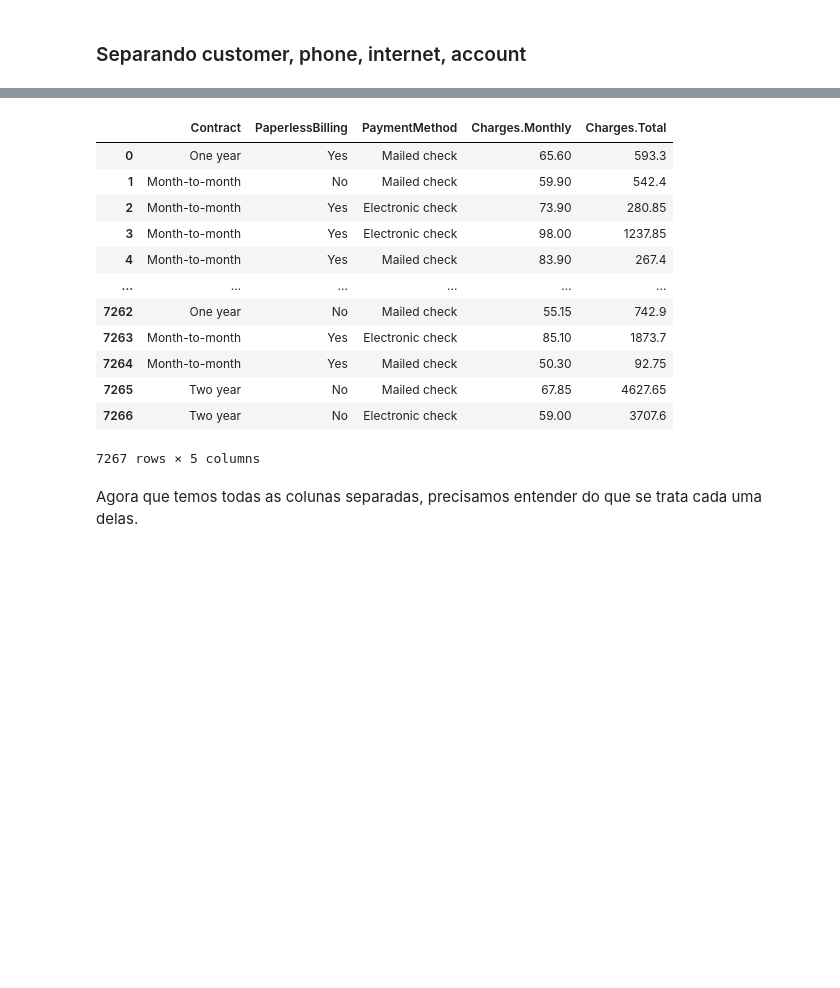
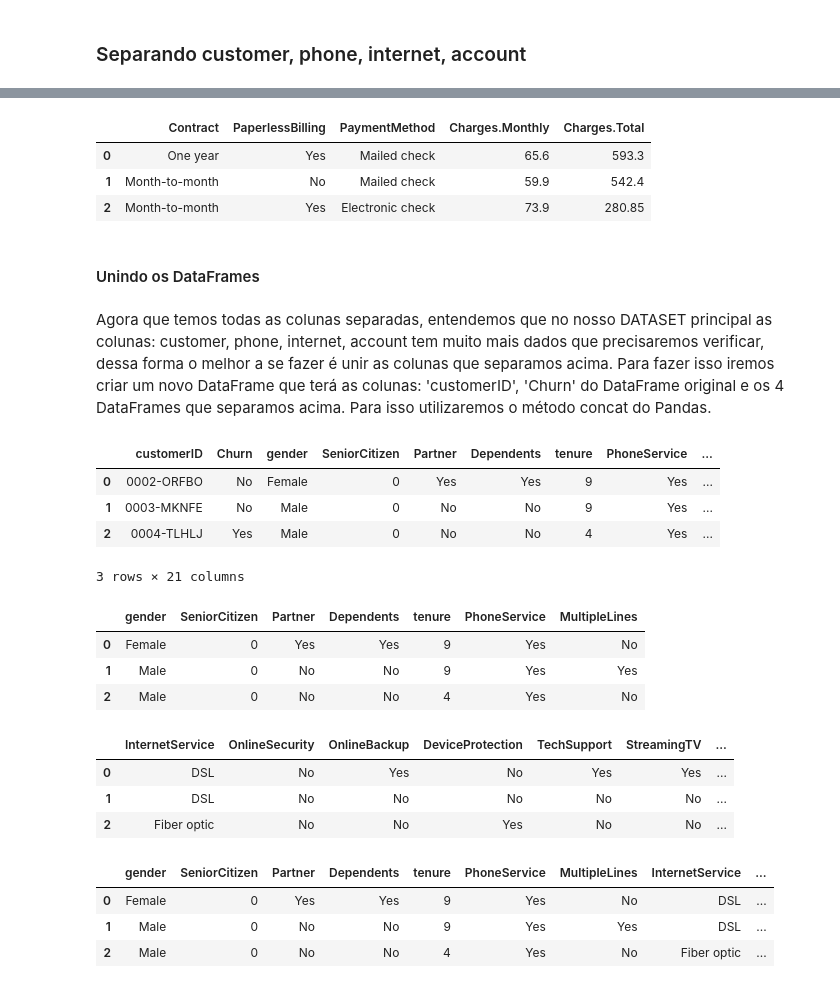
Before and after one commit to Dev-Zz/alura_challenge, a Jupyter notebook: Alura Challenge/Alura Challenge Semana 1.ipynb, the cells around one changed output, grey strips where cells are left out. Cells and saved outputs as stored; diff of their text form; code cells hidden in the pictures; blank space fills up the shorter version.

Commit message:
Update
Estou refazendo o Challenge Semana 1, tentando melhorar os textos para o Storytelling.

```diff
--- a/Alura Challenge/Alura Challenge Semana 1.ipynb
+++ b/Alura Challenge/Alura Challenge Semana 1.ipynb
@@ -128,19 +67,55 @@ dataset_internet
 # %%
 dataset_account = pd.json_normalize(dataset.account)
-dataset_account
+dataset_account.head(3)
 # %% [output]
 |  | Contract | PaperlessBilling | PaymentMethod | Charges.Monthly | Charges.Total |
-| 0 | One year | Yes | Mailed check | 65.60 | 593.3 |
-| 1 | Month-to-month | No | Mailed check | 59.90 | 542.4 |
-| 2 | Month-to-month | Yes | Electronic check | 73.90 | 280.85 |
-| 3 | Month-to-month | Yes | Electronic check | 98.00 | 1237.85 |
-| 4 | Month-to-month | Yes | Mailed check | 83.90 | 267.4 |
-| ... | ... | ... | ... | ... | ... |
-| 7262 | One year | No | Mailed check | 55.15 | 742.9 |
-| 7263 | Month-to-month | Yes | Electronic check | 85.10 | 1873.7 |
-| 7264 | Month-to-month | Yes | Mailed check | 50.30 | 92.75 |
-| 7265 | Two year | No | Mailed check | 67.85 | 4627.65 |
-| 7266 | Two year | No | Electronic check | 59.00 | 3707.6 |
+| 0 | One year | Yes | Mailed check | 65.6 | 593.3 |
+| 1 | Month-to-month | No | Mailed check | 59.9 | 542.4 |
+| 2 | Month-to-month | Yes | Electronic check | 73.9 | 280.85 |
-7267 rows × 5 columns
+# %% [markdown]
+#### Unindo os DataFrames
 # %% [markdown]
-Agora que temos todas as colunas separadas, precisamos entender do que se trata cada uma delas.
+Agora que temos todas as colunas separadas, entendemos que no nosso DATASET principal as colunas: customer, phone, internet, account tem muito mais dados que precisaremos verificar, dessa forma o melhor a se fazer é unir as colunas que separamos acima. Para fazer isso iremos criar um novo DataFrame que terá as colunas: 'customerID', 'Churn' do DataFrame original e os 4 DataFrames que separamos acima. Para isso utilizaremos o método concat do Pandas.
+# %%
+dataset_concat = pd.concat([dataset[['customerID', 'Churn']],dataset_customer, dataset_phone, dataset_internet, dataset_account], axis=1)
+dataset_concat.head(3)
+# %% [output]
+|  | customerID | Churn | gender | SeniorCitizen | Partner | Dependents | tenure | PhoneService | ... |
+| 0 | 0002-ORFBO | No | Female | 0 | Yes | Yes | 9 | Yes | ... |
+| 1 | 0003-MKNFE | No | Male | 0 | No | No | 9 | Yes | ... |
+| 2 | 0004-TLHLJ | Yes | Male | 0 | No | No | 4 | Yes | ... |
+3 rows × 21 columns
+# %%
+dataset_merge_customer_phone = pd.merge(
+    left = dataset_customer,
+    right = dataset_phone,
+    left_index = True,
+    right_index = True
+)
+dataset_merge_customer_phone.head(3)
+# %% [output]
+|  | gender | SeniorCitizen | Partner | Dependents | tenure | PhoneService | MultipleLines |
+| 0 | Female | 0 | Yes | Yes | 9 | Yes | No |
+| 1 | Male | 0 | No | No | 9 | Yes | Yes |
+| 2 | Male | 0 | No | No | 4 | Yes | No |
+# %%
+dataset_merge_internet_account = pd.merge(
+    left= dataset_internet,
+    right= dataset_account,
+    left_index=True,
+    right_index=True
+)
+dataset_merge_internet_account.head(3)
+# %% [output]
+|  | InternetService | OnlineSecurity | OnlineBackup | DeviceProtection | TechSupport | StreamingTV | ... |
+| 0 | DSL | No | Yes | No | Yes | Yes | ... |
+| 1 | DSL | No | No | No | No | No | ... |
+| 2 | Fiber optic | No | No | Yes | No | No | ... |
+# %%
+dataset_merge = pd.merge(left=dataset_merge_customer_phone, right=dataset_merge_internet_account, left_index=True, right_index=True)
+dataset_merge.head(3)
+# %% [output]
+|  | gender | SeniorCitizen | Partner | Dependents | tenure | PhoneService | MultipleLines | InternetService | ... |
+| 0 | Female | 0 | Yes | Yes | 9 | Yes | No | DSL | ... |
+| 1 | Male | 0 | No | No | 9 | Yes | Yes | DSL | ... |
+| 2 | Male | 0 | No | No | 4 | Yes | No | Fiber optic | ... |
```
Also changed, not shown: parts of 47 cells of this notebook, 1 other file.
